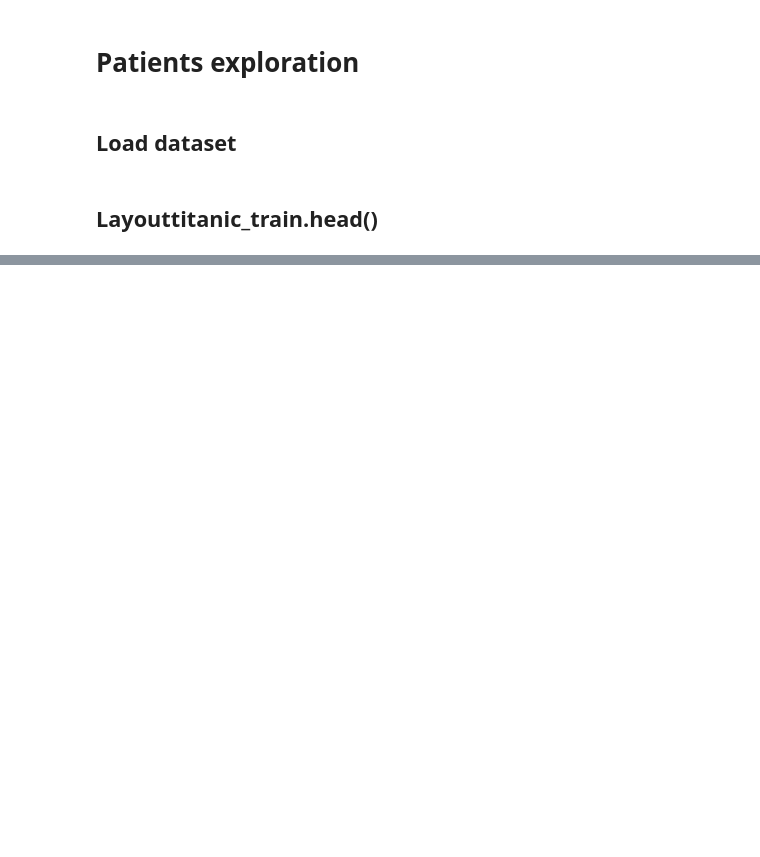
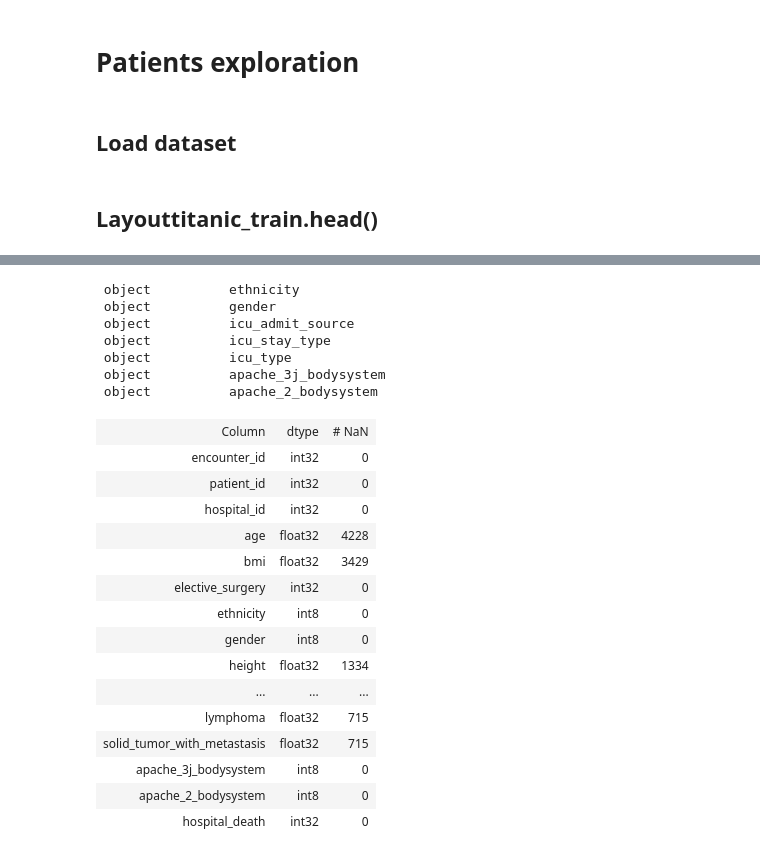
Before and after one commit to albrecht-flo/MALIS-survival-prediction, a Jupyter notebook: data/Patients-exploration.ipynb, the cells around one changed output, grey strips where cells are left out. Drawn from its saved outputs; the diff is of its cells as text; code cells hidden in the pictures; blank space fills up the shorter version.

```diff
--- a/data/Patients-exploration.ipynb
+++ b/data/Patients-exploration.ipynb
@@ -21,0 +47,52 @@ patients_ds.head()
+# %%
+# print("Columns:", patients_ds.columns.values)
+
+# Convert Categorical to numeric
+for t, c in zip(patients_ds.dtypes, patients_ds.columns.values):
+    if t == 'object':
+        print("\x1b[31m", t, "\t", c, "\x1b[0m")
+        patients_ds[c] = pd.Categorical(patients_ds[c])
+        patients_ds[c] = patients_ds[c].cat.codes
+
+# Convert problematic types
+float64_cols = list(patients_ds.select_dtypes(include='float64'))
+patients_ds[float64_cols] = patients_ds[float64_cols].astype('float32')
+
+int64_cols = list(patients_ds.select_dtypes(include='int64'))
+patients_ds[int64_cols] = patients_ds[int64_cols].astype('int32')
+
+# Print the stuff
+import tabulate
+data = [["Column", "dtype", "# NaN"]]
+for t, c in zip(patients_ds.dtypes, patients_ds.columns.values):
+    if t == 'object':
+        print("\x1b[31m", t, "\t", c, "\x1b[0m")
+    # print(t, "\t", c)
+    data.append([c, t, patients_ds[c].isna().sum()])
+
+table = tabulate.tabulate(data, tablefmt='html')
+table
+# %% [output]
+ object          ethnicity
+ object          gender
+ object          icu_admit_source
+ object          icu_stay_type
+ object          icu_type
+ object          apache_3j_bodysystem
+ object          apache_2_bodysystem
+| Column | dtype | # NaN |
+| encounter_id | int32 | 0 |
+| patient_id | int32 | 0 |
+| hospital_id | int32 | 0 |
+| age | float32 | 4228 |
+| bmi | float32 | 3429 |
+| elective_surgery | int32 | 0 |
+| ethnicity | int8 | 0 |
+| gender | int8 | 0 |
+| height | float32 | 1334 |
+| ... | ... | ... |
+| lymphoma | float32 | 715 |
+| solid_tumor_with_metastasis | float32 | 715 |
+| apache_3j_bodysystem | int8 | 0 |
+| apache_2_bodysystem | int8 | 0 |
+| hospital_death | int32 | 0 |
```
Also changed, not shown: parts of 9 cells of this notebook, 1 other file.
